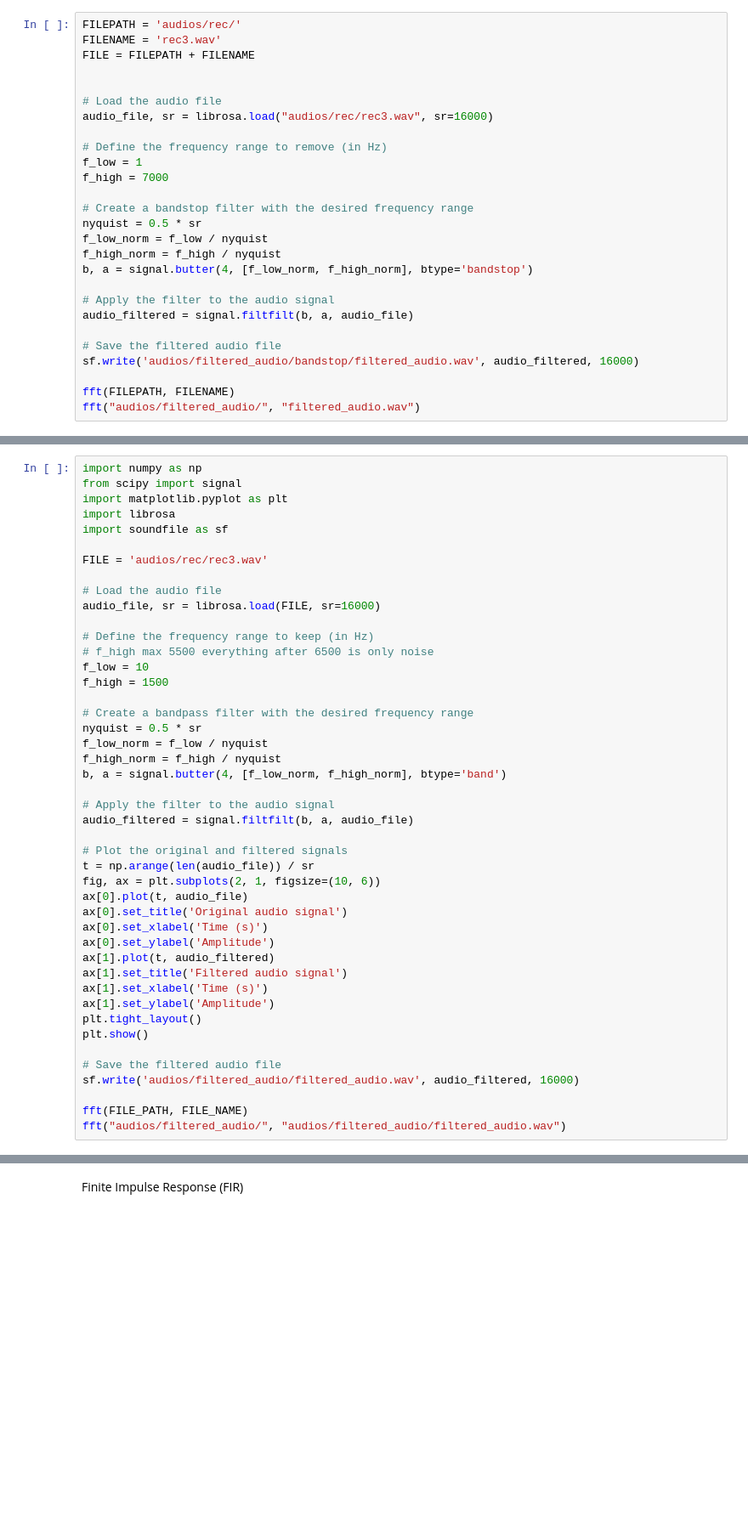
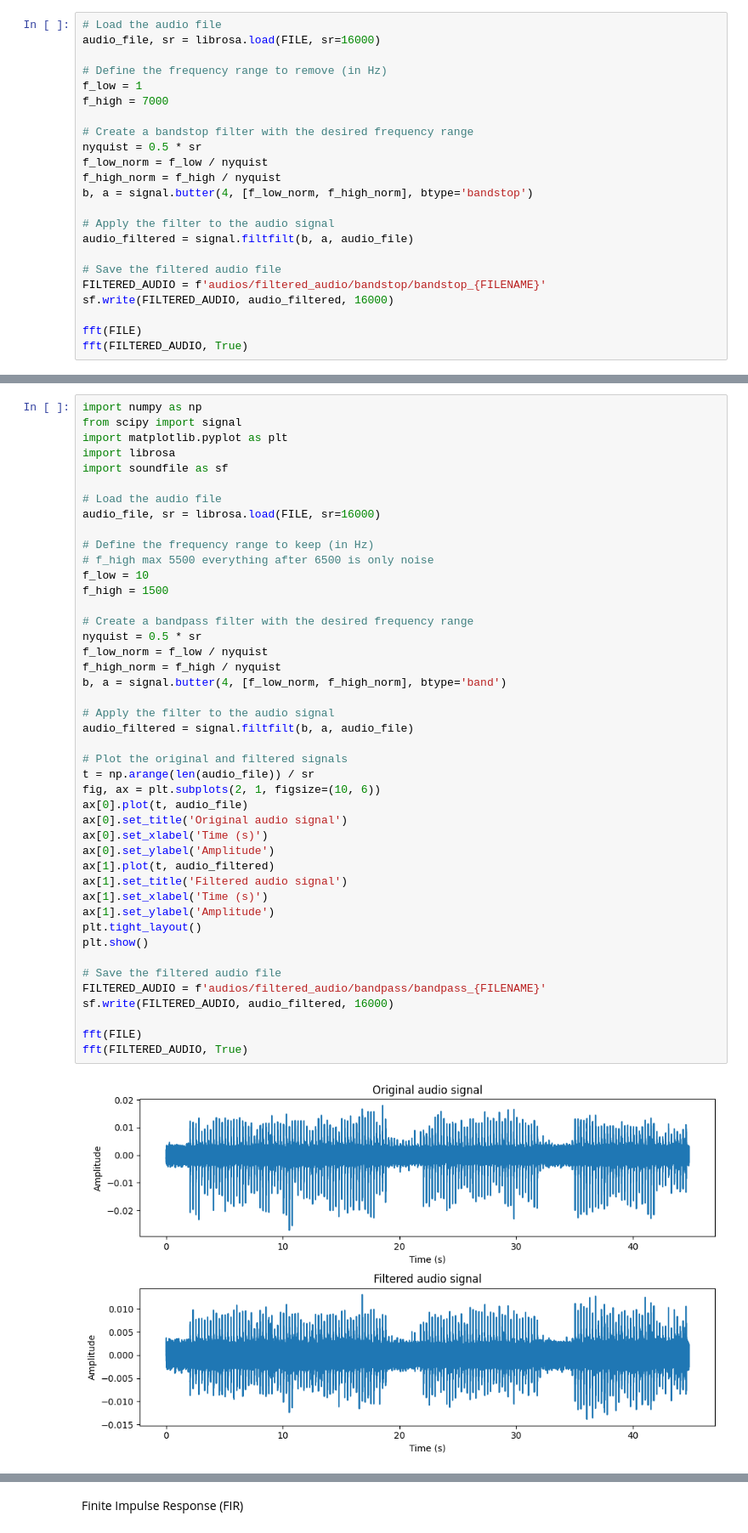
Before and after one commit to Koala280/ventilanalyse, a Jupyter notebook: audio_processing.ipynb, the cells around one changed output, grey strips where cells are left out. Shown: that part at 85% size. Cells and saved outputs as stored; diff of their text form; blank space fills up the shorter version.

Commit message:
fix fft and audio processing

```diff
--- a/audio_processing.ipynb
+++ b/audio_processing.ipynb
@@ -29,11 +24,6 @@ Bandstop Filter
 # %%
-FILEPATH = 'audios/rec/'
-FILENAME = 'rec3.wav'
-FILE = FILEPATH + FILENAME
-
-
 # Load the audio file
-audio_file, sr = librosa.load("audios/rec/rec3.wav", sr=16000)
+audio_file, sr = librosa.load(FILE, sr=16000)
 
 # Define the frequency range to remove (in Hz)
 f_low = 1
@@ -49,8 +39,9 @@ b, a = signal.butter(4, [f_low_norm, f_high_norm], btype='bandstop')
 audio_filtered = signal.filtfilt(b, a, audio_file)
 
 # Save the filtered audio file
-sf.write('audios/filtered_audio/bandstop/filtered_audio.wav', audio_filtered, 16000)
+FILTERED_AUDIO = f'audios/filtered_audio/bandstop/bandstop_{FILENAME}'
+sf.write(FILTERED_AUDIO, audio_filtered, 16000)
 
-fft(FILEPATH, FILENAME)
-fft("audios/filtered_audio/", "filtered_audio.wav")
+fft(FILE)
+fft(FILTERED_AUDIO, True)
 # %% [output]
@@ -66,8 +59,6 @@ from scipy import signal
 import matplotlib.pyplot as plt
 import librosa
 import soundfile as sf
-
-FILE = 'audios/rec/rec3.wav'
 
 # Load the audio file
 audio_file, sr = librosa.load(FILE, sr=16000)
@@ -75,33 +66,36 @@ audio_file, sr = librosa.load(FILE, sr=16000)
 # Define the frequency range to keep (in Hz)
 # f_high max 5500 everything after 6500 is only noise
 f_low = 10
 f_high = 1500
 
 # Create a bandpass filter with the desired frequency range
 nyquist = 0.5 * sr
 f_low_norm = f_low / nyquist
 f_high_norm = f_high / nyquist
 b, a = signal.butter(4, [f_low_norm, f_high_norm], btype='band')
 
 # Apply the filter to the audio signal
 audio_filtered = signal.filtfilt(b, a, audio_file)
 
 # Plot the original and filtered signals
 t = np.arange(len(audio_file)) / sr
 fig, ax = plt.subplots(2, 1, figsize=(10, 6))
 ax[0].plot(t, audio_file)
 ax[0].set_title('Original audio signal')
 ax[0].set_xlabel('Time (s)')
 ax[0].set_ylabel('Amplitude')
 ax[1].plot(t, audio_filtered)
 ax[1].set_title('Filtered audio signal')
 ax[1].set_xlabel('Time (s)')
 ax[1].set_ylabel('Amplitude')
 plt.tight_layout()
 plt.show()
 
 # Save the filtered audio file
-sf.write('audios/filtered_audio/filtered_audio.wav', audio_filtered, 16000)
+FILTERED_AUDIO = f'audios/filtered_audio/bandpass/bandpass_{FILENAME}'
+sf.write(FILTERED_AUDIO, audio_filtered, 16000)
 
-fft(FILE_PATH, FILE_NAME)
-fft("audios/filtered_audio/", "audios/filtered_audio/filtered_audio.wav")
+fft(FILE)
+fft(FILTERED_AUDIO, True)
+# %% [output]
+[figure, added]
```
Also changed, not shown: parts of 10 cells of this notebook, 10 other files.
